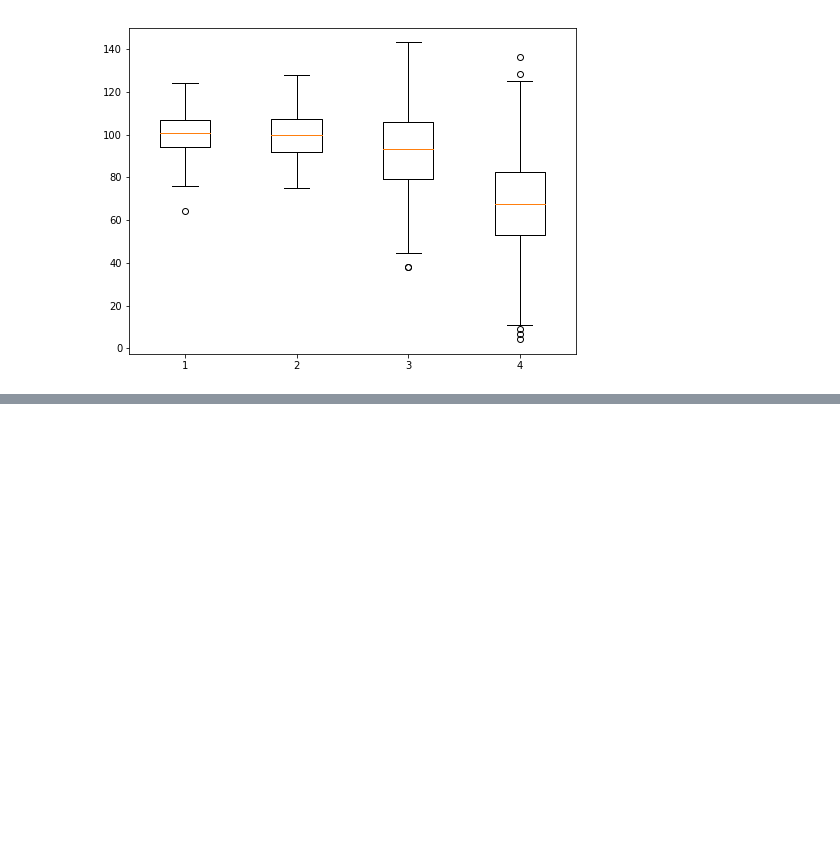
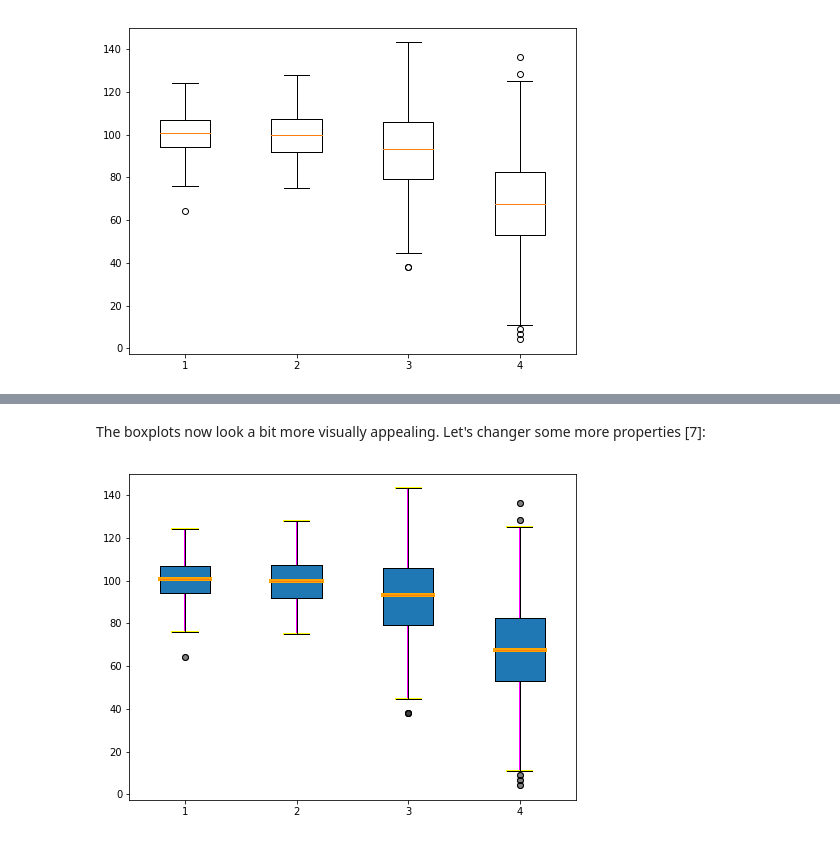
Before and after one commit to Datagatherer2357/Project-Fundamentals-of-data-analysis-GMIT, a Jupyter notebook: Project-boxplots.ipynb, the cells around one changed output, grey strips where cells are left out. Cells and saved outputs as stored; diff of their text form; code cells hidden in the pictures; blank space fills up the shorter version.

```diff
--- a/Project-boxplots.ipynb
+++ b/Project-boxplots.ipynb
@@ -120,0 +137,28 @@ The "bp" variable in the code above is a python dictionary with keys boxes, whis
+# %% [markdown]
+The boxplots now look a bit more visually appealing. Let's changer some more properties [7]:
+# %%
+# Create the figure again:
+fig = plt.figure(1, figsize=(8, 6))
+ax = fig.add_subplot(111)
+bp = ax.boxplot(boxdata, patch_artist=True)
+
+# Change color and linewidth of the whiskers:
+for whisker in bp['whiskers']:
+    whisker.set(color='magenta', linewidth=2)
+
+# Change color and linewidth of the caps:
+for cap in bp['caps']:
+    cap.set(color='yellow', linewidth=2)
+
+# Change color and linewidth of the medians:
+for median in bp['medians']:
+    median.set(color='orange', linewidth=4)
+
+# Change the style of fliers and their fill:
+for flier in bp['fliers']:
+    flier.set(marker='o', color='skyblue', alpha=0.5)
+
+# Create the boxplot
+bp = ax.boxplot(boxdata)
+# %% [output]
+[figure, added]
```
Also changed, not shown: parts of 5 cells of this notebook.
